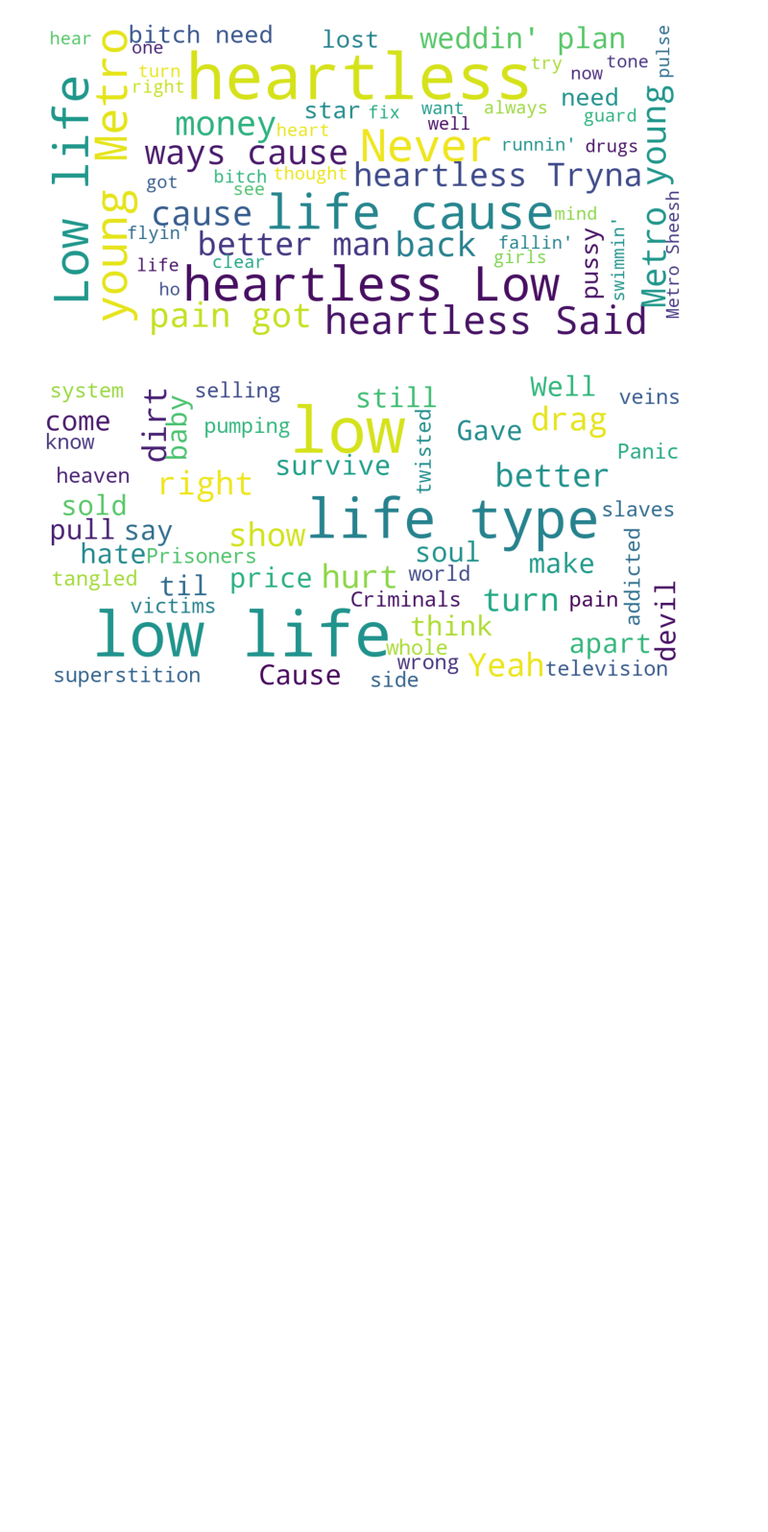
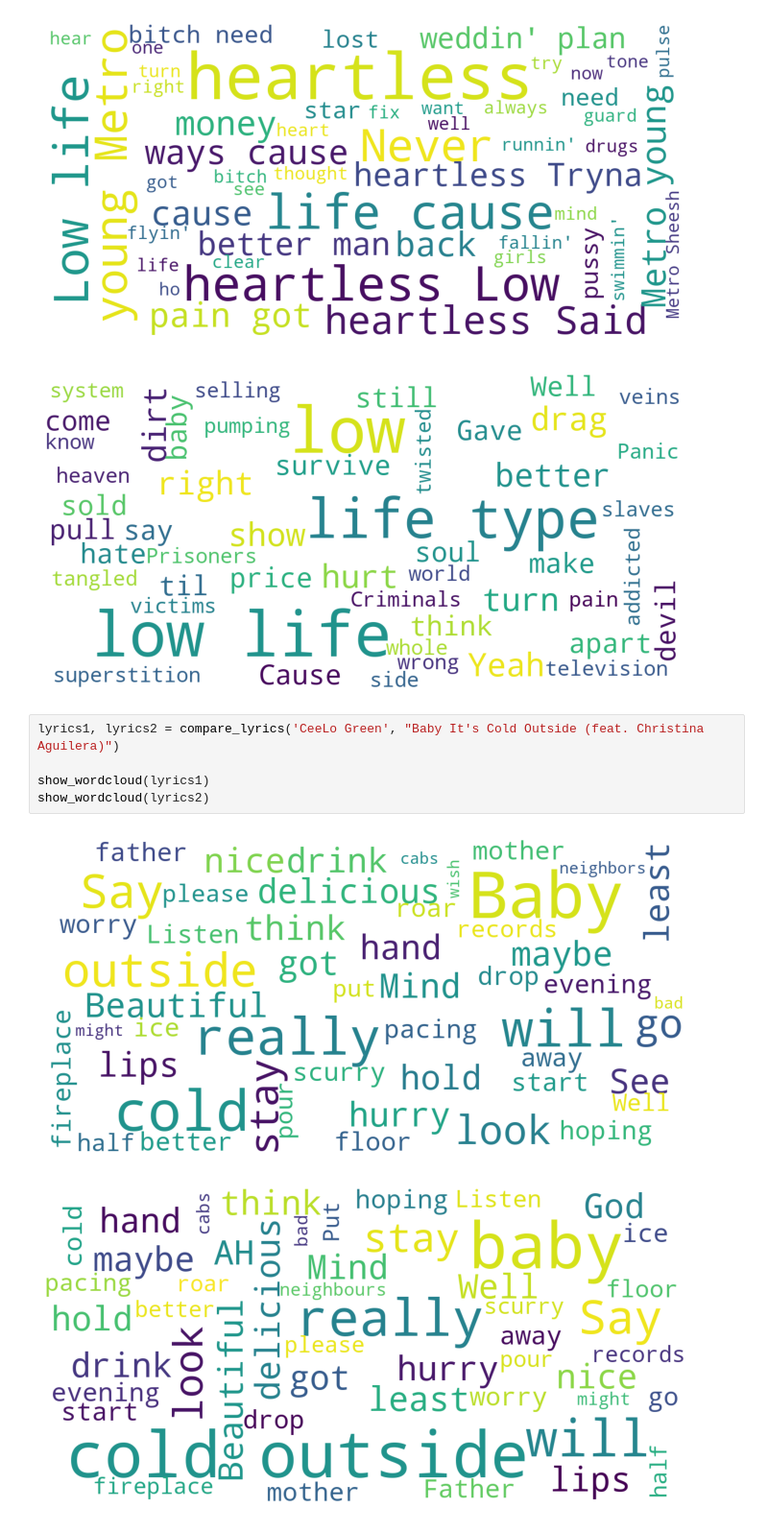
Before and after one commit to nsriniva/Spotifinder, a Jupyter notebook: notebooks/NLP2_model.ipynb, the cells around one changed output. Shown at 96% size. Saved outputs shown, nothing was run; the diff lists cells and outputs as text; blank space fills up the shorter version.

```diff
--- a/notebooks/NLP2_model.ipynb
+++ b/notebooks/NLP2_model.ipynb
@@ -295,4 +289,12 @@ show_wordcloud(lyrics2)
 # %% [output]
 [figure]
 [figure]
+# %%
+lyrics1, lyrics2 = compare_lyrics('CeeLo Green', "Baby It's Cold Outside (feat. Christina Aguilera)")
+
+show_wordcloud(lyrics1)
+show_wordcloud(lyrics2)
+# %% [output]
+[figure, added]
+[figure, added]
 # %%
```
Also changed, not shown: parts of 16 cells of this notebook.
